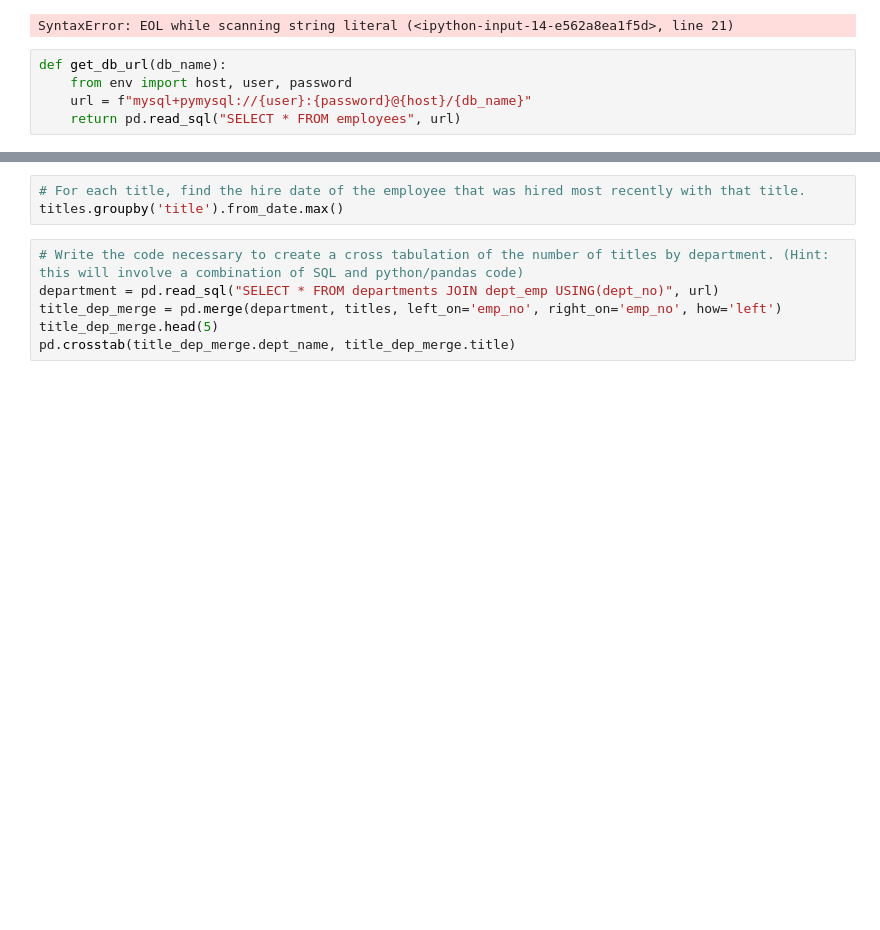
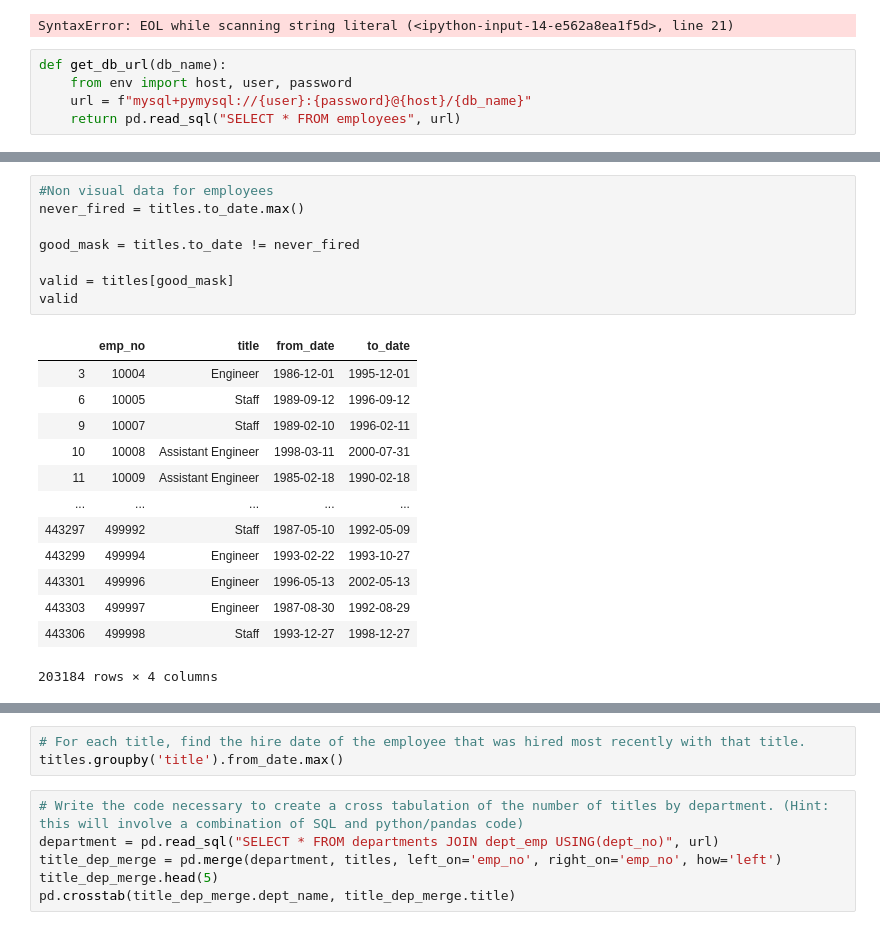
Before and after one commit to noahmelngailis/python-exercises, a Jupyter notebook: 4.8.4.4_advanced_dataframes.ipynb, the cells around one changed output, grey strips where cells are left out. Drawn from its saved outputs; the diff is of its cells as text; blank space fills up the shorter version.

```diff
--- a/4.8.4.4_advanced_dataframes.ipynb
+++ b/4.8.4.4_advanced_dataframes.ipynb
@@ -193,0 +188,22 @@ titles
+# %%
+#Non visual data for employees
+never_fired = titles.to_date.max()
+
+good_mask = titles.to_date != never_fired
+
+valid = titles[good_mask]
+valid
+# %% [output]
+|  | emp_no | title | from_date | to_date |
+| 3 | 10004 | Engineer | 1986-12-01 | 1995-12-01 |
+| 6 | 10005 | Staff | 1989-09-12 | 1996-09-12 |
+| 9 | 10007 | Staff | 1989-02-10 | 1996-02-11 |
+| 10 | 10008 | Assistant Engineer | 1998-03-11 | 2000-07-31 |
+| 11 | 10009 | Assistant Engineer | 1985-02-18 | 1990-02-18 |
+| ... | ... | ... | ... | ... |
+| 443297 | 499992 | Staff | 1987-05-10 | 1992-05-09 |
+| 443299 | 499994 | Engineer | 1993-02-22 | 1993-10-27 |
+| 443301 | 499996 | Engineer | 1996-05-13 | 2002-05-13 |
+| 443303 | 499997 | Engineer | 1987-08-30 | 1992-08-29 |
+| 443306 | 499998 | Staff | 1993-12-27 | 1998-12-27 |
+203184 rows × 4 columns
```
Also changed, not shown: parts of 20 cells of this notebook, 1 other file.
